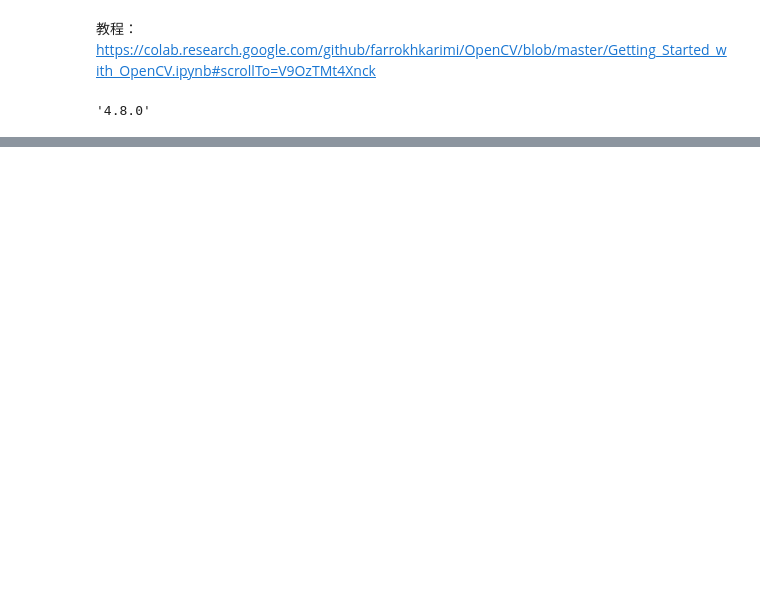
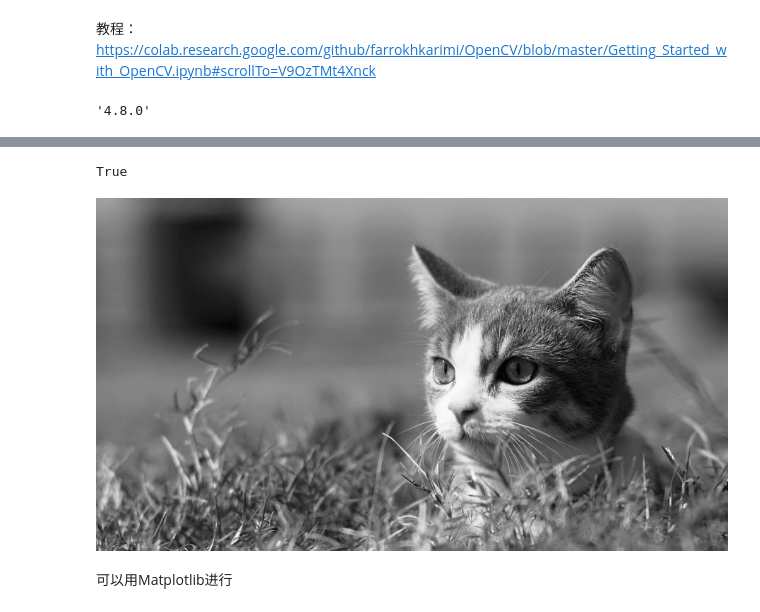
Before and after one commit to ailunguo/Test, a Jupyter notebook: Opencv_Test/Test1.ipynb, the cells around one changed output, grey strips where cells are left out. Saved outputs shown, nothing was run; the diff lists cells and outputs as text; code cells hidden in the pictures; blank space fills up the shorter version.

```diff
--- a/Opencv_Test/Test1.ipynb
+++ b/Opencv_Test/Test1.ipynb
@@ -24,0 +21,11 @@ AttributeError: ignored
+# %%
+cv.imwrite('cat.png', img)
+# %% [output]
+True
+# %%
+cat = cv.imread('cat.png', 1)
+cv2_imshow(cat)
+# %% [output]
+[figure, added]
+# %% [markdown]
+可以用Matplotlib进行
```
Also changed, not shown: parts of 17 cells of this notebook.
